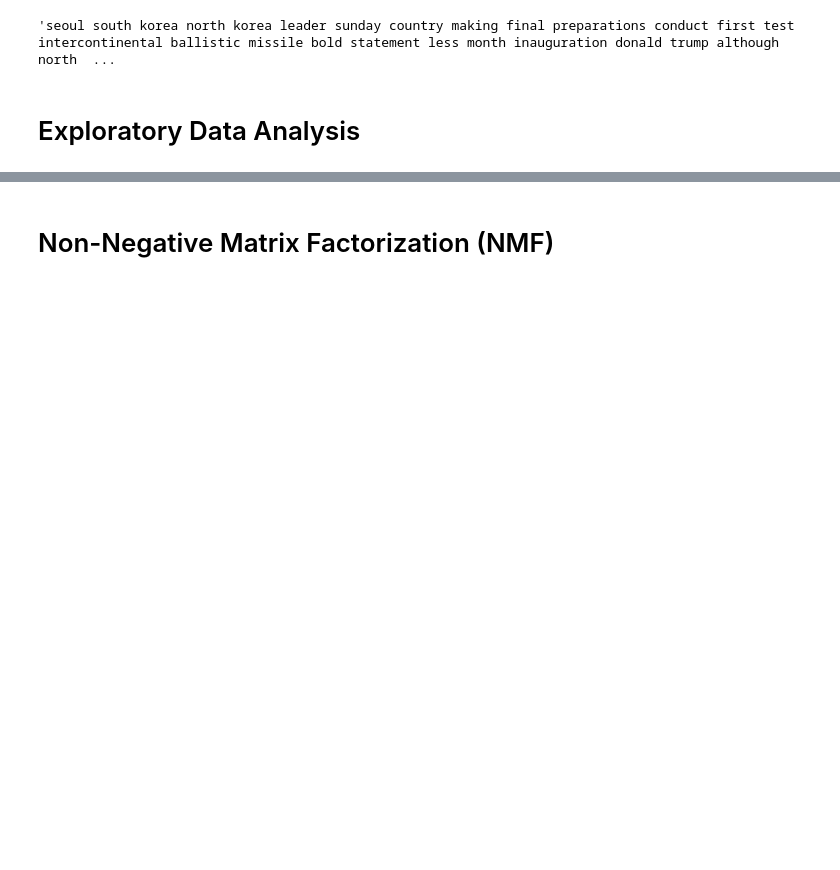
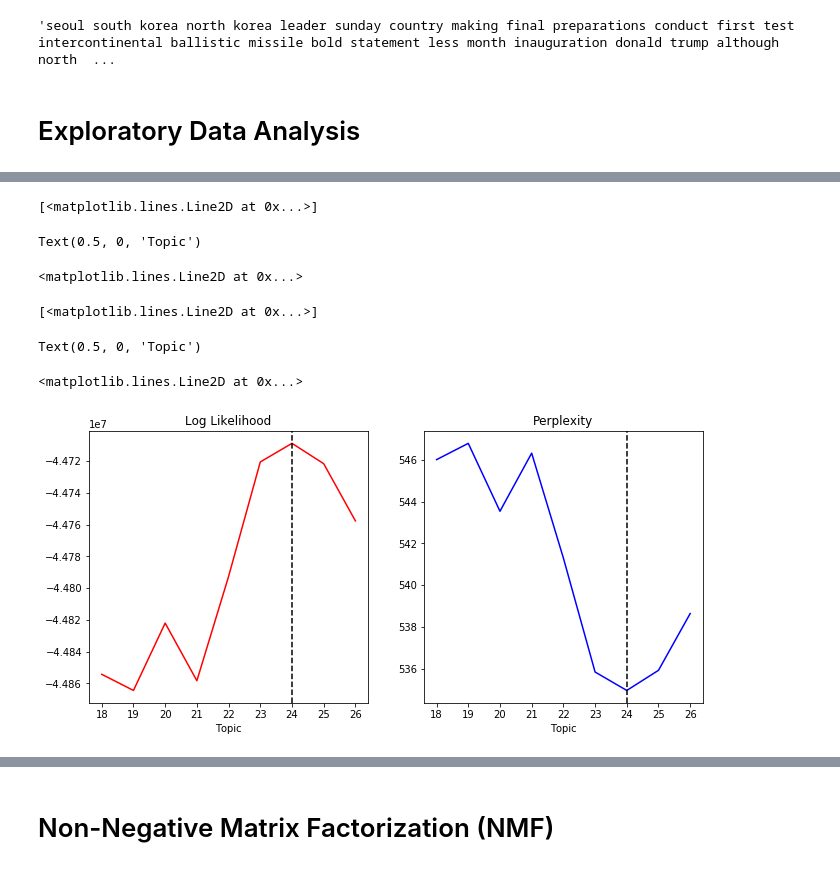
Before and after one commit to koayst/rp_nlp, a Jupyter notebook: NLP-Assignment-KoaySengTian.ipynb, the cells around one changed output, grey strips where cells are left out. Saved outputs shown, nothing was run; the diff lists cells and outputs as text; code cells hidden in the pictures; blank space fills up the shorter version.

```diff
--- a/NLP-Assignment-KoaySengTian.ipynb
+++ b/NLP-Assignment-KoaySengTian.ipynb
@@ -162,0 +213,3 @@ data_vectorized = vectorizer.fit_transform(docs)
+# %%
+for m in topic_models:
+    print('topics : % 2d, Log Likelihood : % 5.2f   Perplexity : %5.2f' %(m[0], m[3], m[4]))
@@ -162,0 +226,28 @@ data_vectorized = vectorizer.fit_transform(docs)
+# %%
+import matplotlib.pyplot as plt
+
+fig = plt.figure(figsize=(11,5))
+ax1 = fig.add_subplot(121)
+ax2 = fig.add_subplot(122)
+
+x = [m[0] for m in topic_models]
+y1 = [m[3] for m in topic_models]
+
+ax1.plot(x, y1, 'r', label='Log Likelihood')
+ax1.set_xlabel('Topic')
+ax1.axvline(24, color='black', linestyle='--')
+ax1.title.set_text('Log Likelihood')
+
+y2 = [m[4] for m in topic_models]
+ax2.plot(x, y2, 'b', label='Perplexity')
+ax2.set_xlabel('Topic')
+ax2.axvline(24, color='black', linestyle='--')
+ax2.title.set_text('Perplexity')
+# %% [output]
+[<matplotlib.lines.Line2D at 0x...>]
+Text(0.5, 0, 'Topic')
+<matplotlib.lines.Line2D at 0x...>
+[<matplotlib.lines.Line2D at 0x...>]
+Text(0.5, 0, 'Topic')
+<matplotlib.lines.Line2D at 0x...>
+[figure, added]
```
Also changed, not shown: parts of 50 cells of this notebook, 1 other file.
